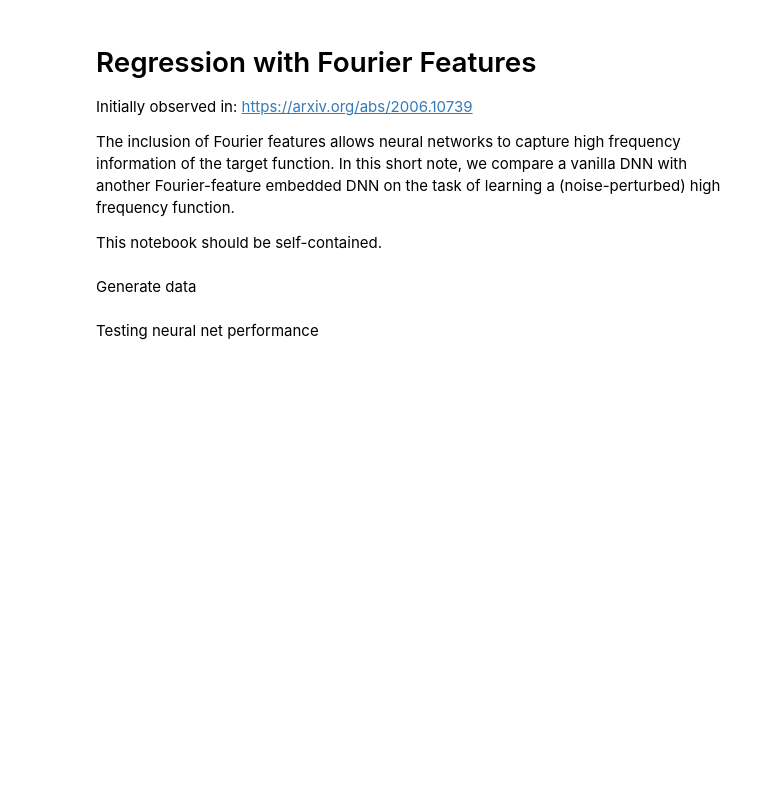
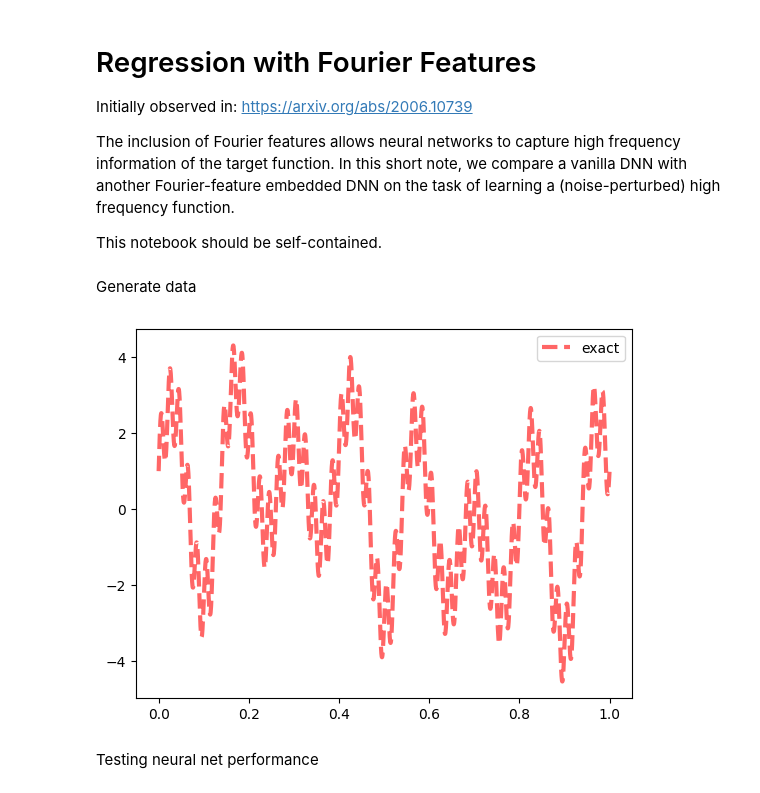
Before and after one commit to honglizhaobob/dl-hidimuq, a Jupyter notebook: code/LinearOscillator/python/fourier_features_experiment.ipynb, the cells around one changed output. Drawn from its saved outputs; the diff is of its cells as text; code cells hidden in the pictures; blank space fills up the shorter version.

```diff
--- a/code/LinearOscillator/python/fourier_features_experiment.ipynb
+++ b/code/LinearOscillator/python/fourier_features_experiment.ipynb
@@ -203,14 +203,27 @@ class FourierEmbeddedDNN(torch.nn.Module):
 Generate data
 # %%
 # your code here
-f = lambda x: 100*(np.exp(-2.0*x)*np.sin(10*np.pi*x))+np.cos(5.0*np.pi*x)
-x_start, x_end = 0.0, 5.0
+
+# oscillations with decay
+#f = lambda x: 100*(np.exp(-2.0*x)*np.sin(10*np.pi*x))+np.cos(5.0*np.pi*x)
+
+# different frequencies
+f = lambda x: np.sin(2*np.pi*x) + np.cos(10.*np.pi*x) + 2.0*np.sin(15.*np.pi*x) + np.sin(100.0*np.pi*x)
+
+# linear function
+#f = lambda x: 10.0*x
+x_start, x_end = 0.0, 1.0
 nx = 2048
 xgrid = np.linspace(x_start, x_end, nx)
 dx = xgrid[1]-xgrid[0]
-# visualize function
-plt.plot(xgrid, f(xgrid), "--", color="red", lw=3.0, label="exact", alpha=0.6);
+# visualize function with noise perturbation
+f_data = f(xgrid)
+noise_level = 0.0
+f_data = f_data + noise_level * np.random.randn(f_data.shape[0])
+plt.plot(xgrid, f_data, "--", color="red", lw=3.0, label="exact", alpha=0.6);
 plt.legend();
+# %% [output]
+[figure, added]
 # %%
 # training data
 inputs = torch.tensor(xgrid).reshape(-1, 1)
```
Also changed, not shown: parts of 5 cells of this notebook, 5 other files.
